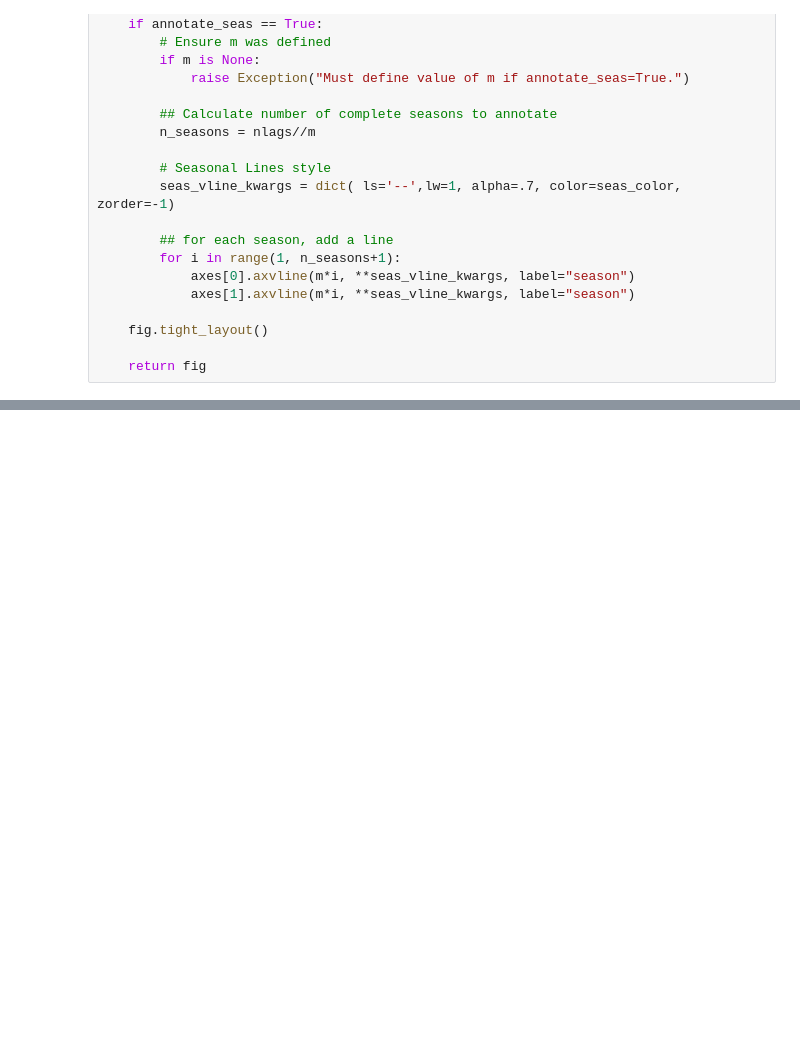
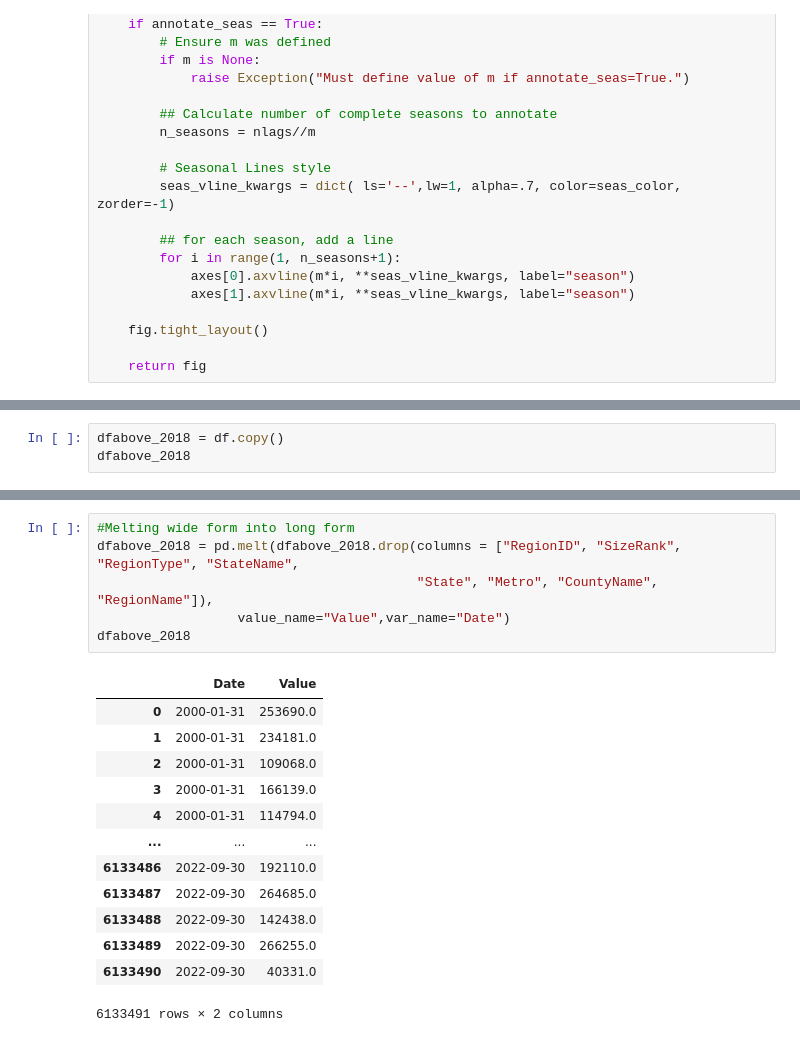
Before and after one commit to brittanymlassiter/GridSearch-SARIMA-Model, a Jupyter notebook: Gridsearch SARIMA Models (Core).ipynb, the cells around one changed output, grey strips where cells are left out. Drawn from its saved outputs; the diff is of its cells as text; blank space fills up the shorter version.

```diff
--- a/Gridsearch SARIMA Models (Core).ipynb
+++ b/Gridsearch SARIMA Models (Core).ipynb
@@ -377,0 +342,3 @@ ValueError: could not convert string to float: 'dfabove_2018'
+# %%
+dfabove_2018 = df.copy()
+dfabove_2018
@@ -377,0 +359,20 @@ ValueError: could not convert string to float: 'dfabove_2018'
+# %%
+#Melting wide form into long form
+dfabove_2018 = pd.melt(dfabove_2018.drop(columns = ["RegionID", "SizeRank", "RegionType", "StateName",
+                                         "State", "Metro", "CountyName", "RegionName"]),
+                  value_name="Value",var_name="Date")
+dfabove_2018
+# %% [output]
+|  | Date | Value |
+| 0 | 2000-01-31 | 253690.0 |
+| 1 | 2000-01-31 | 234181.0 |
+| 2 | 2000-01-31 | 109068.0 |
+| 3 | 2000-01-31 | 166139.0 |
+| 4 | 2000-01-31 | 114794.0 |
+| ... | ... | ... |
+| 6133486 | 2022-09-30 | 192110.0 |
+| 6133487 | 2022-09-30 | 264685.0 |
+| 6133488 | 2022-09-30 | 142438.0 |
+| 6133489 | 2022-09-30 | 266255.0 |
+| 6133490 | 2022-09-30 | 40331.0 |
+6133491 rows × 2 columns
```
Also changed, not shown: parts of 17 cells of this notebook.
